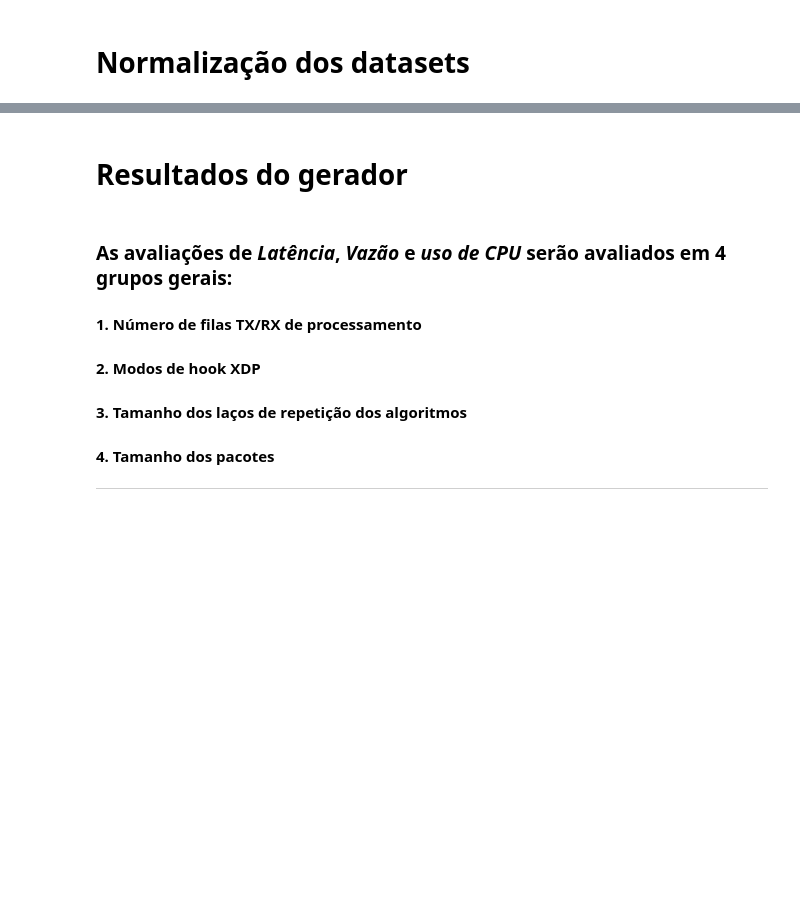
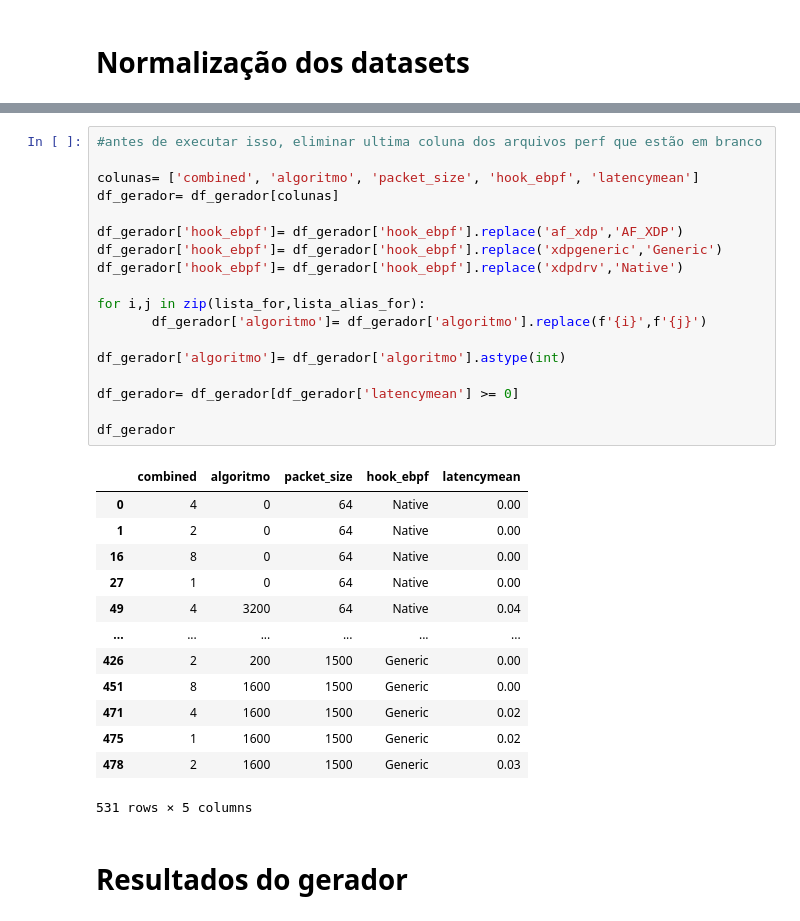
Before and after one commit to igor-capeletti/tcc_eBPF_XDP, a Jupyter notebook: scripts/python/gera_graficos_latencia.ipynb, the cells around one changed output, grey strips where cells are left out. Cells and saved outputs as stored; diff of their text form; blank space fills up the shorter version.

```diff
--- a/scripts/python/gera_graficos_latencia.ipynb
+++ b/scripts/python/gera_graficos_latencia.ipynb
@@ -132,11 +57,36 @@ df_gerador
+# %%
+#antes de executar isso, eliminar ultima coluna dos arquivos perf que estão em branco
+
+colunas= ['combined', 'algoritmo', 'packet_size', 'hook_ebpf', 'latencymean']
+df_gerador= df_gerador[colunas]
+
+df_gerador['hook_ebpf']= df_gerador['hook_ebpf'].replace('af_xdp','AF_XDP')
+df_gerador['hook_ebpf']= df_gerador['hook_ebpf'].replace('xdpgeneric','Generic')
+df_gerador['hook_ebpf']= df_gerador['hook_ebpf'].replace('xdpdrv','Native')
+
+for i,j in zip(lista_for,lista_alias_for):
+       df_gerador['algoritmo']= df_gerador['algoritmo'].replace(f'{i}',f'{j}')
+
+df_gerador['algoritmo']= df_gerador['algoritmo'].astype(int)
+
+df_gerador= df_gerador[df_gerador['latencymean'] >= 0]
+
+df_gerador
+# %% [output]
+|  | combined | algoritmo | packet_size | hook_ebpf | latencymean |
+| 0 | 4 | 0 | 64 | Native | 0.00 |
+| 1 | 2 | 0 | 64 | Native | 0.00 |
+| 16 | 8 | 0 | 64 | Native | 0.00 |
+| 27 | 1 | 0 | 64 | Native | 0.00 |
+| 49 | 4 | 3200 | 64 | Native | 0.04 |
+| ... | ... | ... | ... | ... | ... |
+| 426 | 2 | 200 | 1500 | Generic | 0.00 |
+| 451 | 8 | 1600 | 1500 | Generic | 0.00 |
+| 471 | 4 | 1600 | 1500 | Generic | 0.02 |
+| 475 | 1 | 1600 | 1500 | Generic | 0.02 |
+| 478 | 2 | 1600 | 1500 | Generic | 0.03 |
+531 rows × 5 columns
 # %% [markdown]
 # Resultados do gerador
-# %% [markdown]
-### As avaliações de ***Latência***, ***Vazão*** e ***uso de CPU*** serão avaliados em 4 grupos gerais:
-#### 1. Número de filas TX/RX de processamento
-#### 2. Modos de hook XDP
-#### 3. Tamanho dos laços de repetição dos algoritmos
-#### 4. Tamanho dos pacotes
----
 # %%
 format_imagens= '.pdf'
```
Also changed, not shown: parts of 33 cells of this notebook, 32 other files.
